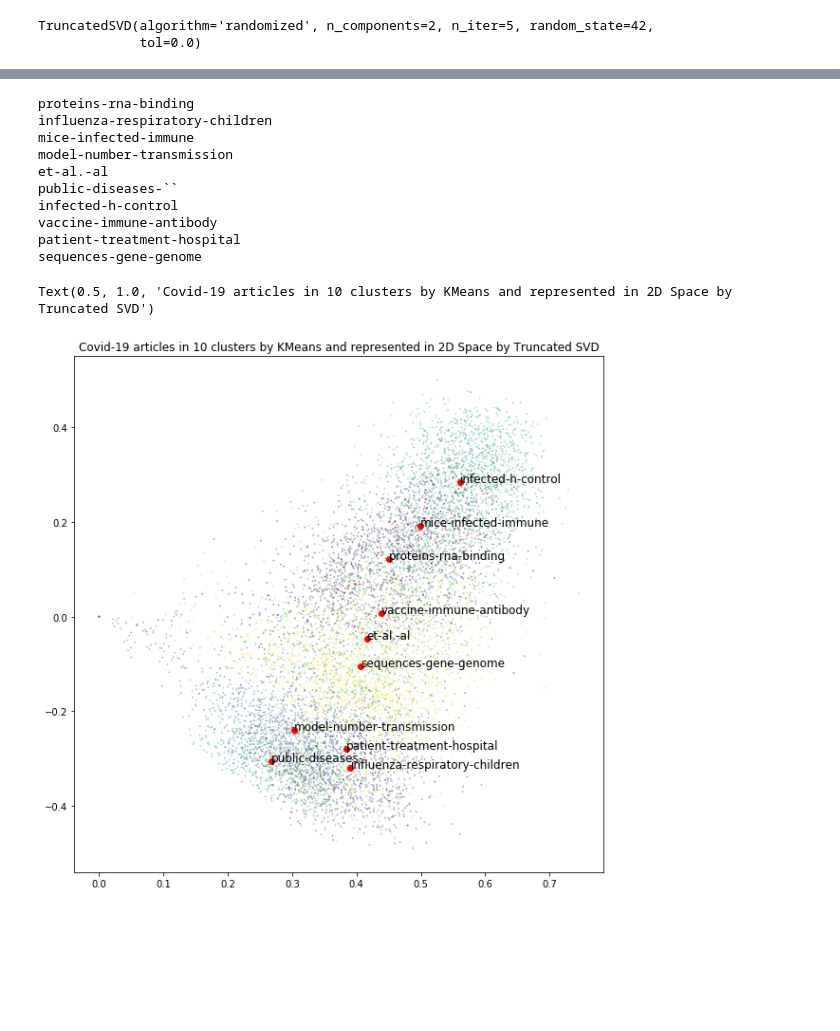
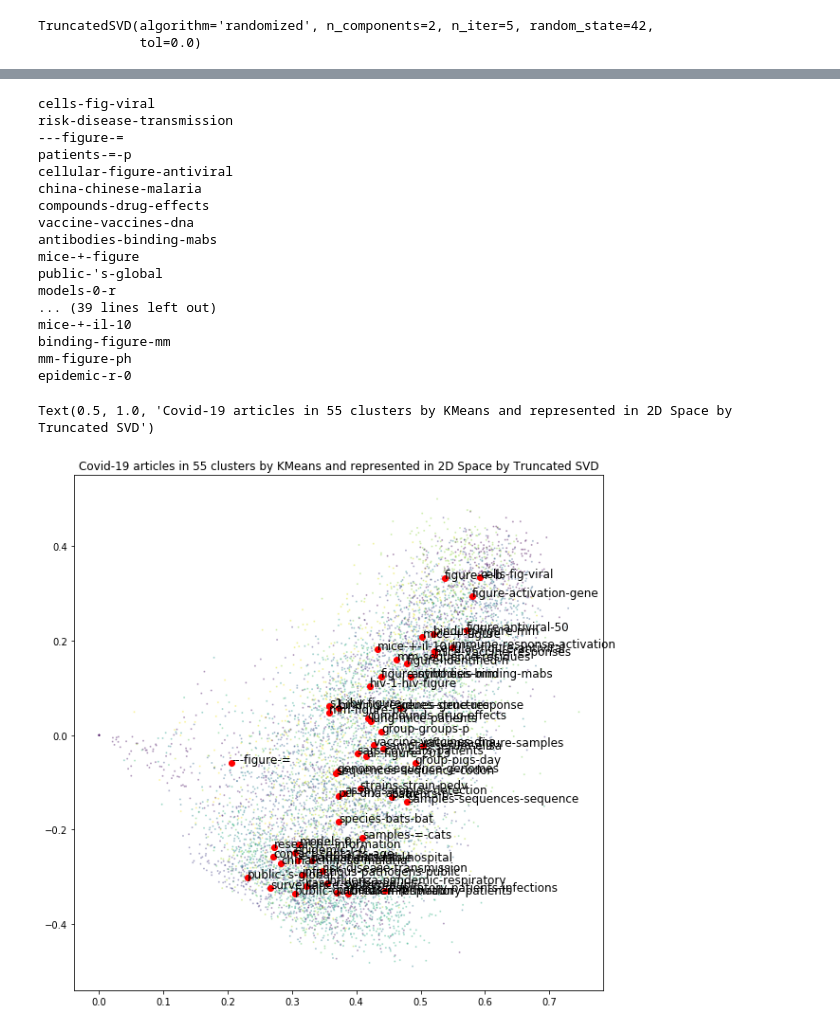
Before and after one commit to michellemho/covid-19, a Jupyter notebook: covid-19-papers/text_exploration.ipynb, the cells around one changed output, grey strips where cells are left out. Cells and saved outputs as stored; diff of their text form; code cells hidden in the pictures; blank space fills up the shorter version.

```diff
--- a/covid-19-papers/text_exploration.ipynb
+++ b/covid-19-papers/text_exploration.ipynb
@@ -50,3 +86,17 @@ def getText():
     return text_list
 # %%
 text_list = getText()
+# %%
+# Remove stopwords, special words, and punctuation
+
+_stopwords = stopwords.words('english')
+
+special_stopwords = ["abstract", "text", "abstracttext","introduction","background","method",
+                                    "methods","methodology","conclusion","conclusions","objectives","results",
+                                    "result","we","materials","purpose","significance","significant","mg","http","com",
+                                    "author","copyright","funder","holder−preprin",
+                                    "biorxiv", "copyright", "doi", "doi.org", "holder",
+                                    "http","peer","preprint","review",
+                                    "journal", "articl", "publi","includ", "studi"]
+more_stopwords = ["et", "al", "article", "publish", "include", "studies"]
+_stopwords = special_stopwords + more_stopwords + _stopwords
@@ -102 +159,17 @@ pd.DataFrame(kn.labels_).to_csv('kn_labels_10.csv')
+# %%
+# Fit 55 clusters to unstemmed text_list
+kn = KMeans(n_clusters=55, max_iter = 50)
+kn.fit(X)
+# Check sizes of clusters
+print(np.unique(kn.labels_, return_counts=True))
+# Save results
+pd.DataFrame(kn.labels_).to_csv('kn_labels_55.csv')
+# Separate text list by cluster label
+text = {}
+for i, cluster in enumerate(kn.labels_):
+    oneDocument = text_list[i]
+    if cluster not in text.keys():
+        text[cluster] = oneDocument
+    else:
+        text[cluster] += oneDocument
 # %%
@@ -119,11 +184,18 @@ True
-# %%
-_stopwords = set(stopwords.words('english') + list(punctuation))
 # %%
+# Get top 50 words in each cluster
 keywords = {}
 counts = {}
-for cluster in range(10):
+for cluster in range(55):
     word_sent = word_tokenize(text[cluster].lower())
     word_sent = [word for word in word_sent if word not in _stopwords]
     freq = FreqDist(word_sent)
     keywords[cluster] = nlargest(50, freq, key=freq.get)
     counts[cluster] = freq
+# Get the top 3 unique-to-cluster words from the 50 top words
+unique_keys={}
+for cluster in range(55):
+    other_clusters = list(set(range(10))-set([cluster]))
+    keys_other_clusters = set(keywords[other_clusters[0]]).union(set(keywords[other_clusters[1]]))
+    unique = set(keywords[cluster]) - keys_other_clusters
+    unique_keys[cluster] = nlargest(3, unique, key=counts[cluster].get)
+print(unique_keys[0], unique_keys[1])
@@ -190,25 +229,32 @@ cluster_centroids
 for i, text in enumerate(unique_keys.values()):
     print('-'.join(text))
 # %% [output]
-proteins-rna-binding
-influenza-respiratory-children
-mice-infected-immune
-model-number-transmission
-et-al.-al
-public-diseases-``
-infected-h-control
-vaccine-immune-antibody
-patient-treatment-hospital
-sequences-gene-genome
+cells-fig-viral
+risk-disease-transmission
+---figure-=
+patients-=-p
+cellular-figure-antiviral
+china-chinese-malaria
+compounds-drug-effects
+vaccine-vaccines-dna
+antibodies-binding-mabs
+mice-+-figure
+public-'s-global
+models-0-r
+... (39 lines left out)
+mice-+-il-10
+binding-figure-mm
+mm-figure-ph
+epidemic-r-0
 # %%
 plt.figure(figsize=(10,10))
 plt.scatter(compressed.T[0],compressed.T[1], c=kn.labels_, s=1, alpha=.3)
 for cluster in cluster_centroids.keys():
     plt.scatter(cluster_centroids[cluster][0],cluster_centroids[cluster][1], c='red', linewidths=1)
 for i, text in enumerate(unique_keys.values()):
     txt = '-'.join(text)
     plt.annotate(txt, (cluster_centroids[i][0], cluster_centroids[i][1]),size=12)
-plt.title('Covid-19 articles in 10 clusters by KMeans and represented in 2D Space by Truncated SVD')
+plt.title('Covid-19 articles in 55 clusters by KMeans and represented in 2D Space by Truncated SVD')
 # %% [output]
-Text(0.5, 1.0, 'Covid-19 articles in 10 clusters by KMeans and represented in 2D Space by Truncated SVD')
+Text(0.5, 1.0, 'Covid-19 articles in 55 clusters by KMeans and represented in 2D Space by Truncated SVD')
-[figure, old version]
+[figure, new version]
```
Also changed, not shown: parts of 56 cells of this notebook.
